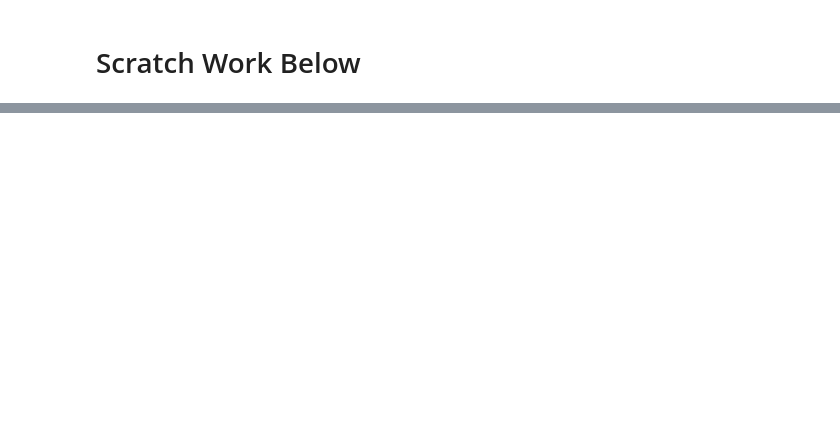
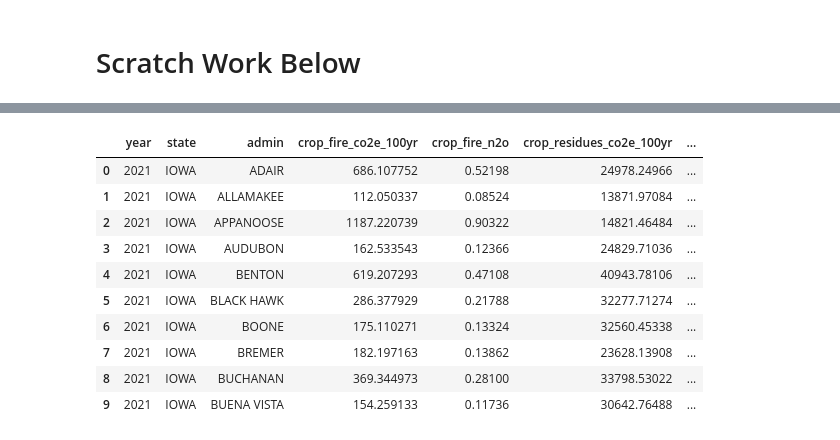
Before and after one commit to Gerardo-S/crop-yield, a Jupyter notebook: notebooks/c_doty.ipynb, the cells around one changed output, grey strips where cells are left out. Cells and saved outputs as stored; diff of their text form; code cells hidden in the pictures; blank space fills up the shorter version.

```diff
--- a/notebooks/c_doty.ipynb
+++ b/notebooks/c_doty.ipynb
@@ -162,0 +300,22 @@ print(duplicates[["description", "class", "statistic_category"]].drop_duplicates
+# %%
+df_pivot = df_agr.pivot_table(
+    index=["year", "state", "admin"],
+    columns="emission",
+    values="emissionsQuantity",
+    aggfunc="sum"
+).reset_index()
+df_pivot.columns.name = None
+# %%
+df_pivot.head(10)
+# %% [output]
+|  | year | state | admin | crop_fire_co2e_100yr | crop_fire_n2o | crop_residues_co2e_100yr | ... |
+| 0 | 2021 | IOWA | ADAIR | 686.107752 | 0.52198 | 24978.24966 | ... |
+| 1 | 2021 | IOWA | ALLAMAKEE | 112.050337 | 0.08524 | 13871.97084 | ... |
+| 2 | 2021 | IOWA | APPANOOSE | 1187.220739 | 0.90322 | 14821.46484 | ... |
+| 3 | 2021 | IOWA | AUDUBON | 162.533543 | 0.12366 | 24829.71036 | ... |
+| 4 | 2021 | IOWA | BENTON | 619.207293 | 0.47108 | 40943.78106 | ... |
+| 5 | 2021 | IOWA | BLACK HAWK | 286.377929 | 0.21788 | 32277.71274 | ... |
+| 6 | 2021 | IOWA | BOONE | 175.110271 | 0.13324 | 32560.45338 | ... |
+| 7 | 2021 | IOWA | BREMER | 182.197163 | 0.13862 | 23628.13908 | ... |
+| 8 | 2021 | IOWA | BUCHANAN | 369.344973 | 0.28100 | 33798.53022 | ... |
+| 9 | 2021 | IOWA | BUENA VISTA | 154.259133 | 0.11736 | 30642.76488 | ... |
```
Also changed, not shown: parts of 9 cells of this notebook.
